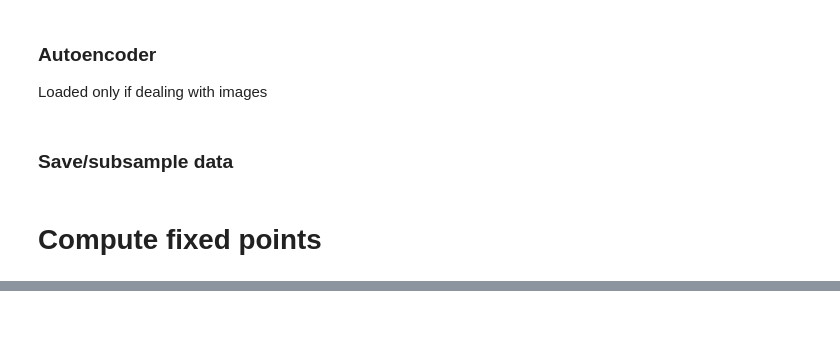
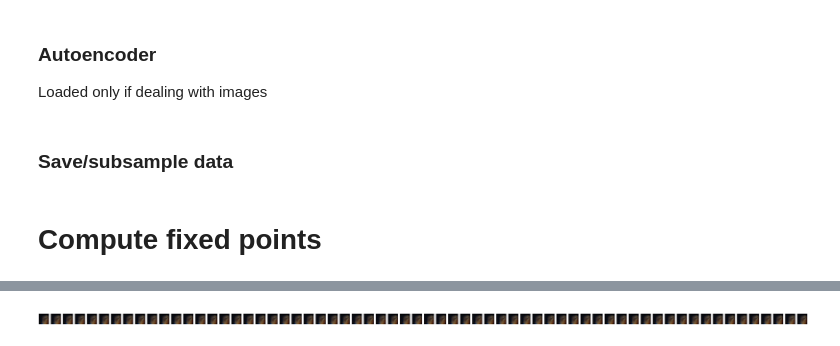
Before and after one commit to vicioms/MHN-Bif, a Jupyter notebook: data_fixed_points.ipynb, the cells around one changed output, grey strips where cells are left out. Cells and saved outputs as stored; diff of their text form; code cells hidden in the pictures; blank space fills up the shorter version.

Commit message:
Clean-up + Plots

```diff
--- a/data_fixed_points.ipynb
+++ b/data_fixed_points.ipynb
@@ -450,0 +474,13 @@ for DATASET_NAME in DATASETS:
+# %%
+from mhnlib.models import MHNLayer
+import torch.nn as nn
+class MHNEncoder(nn.Module):
+    def __init__(self, input_dim, hidden_dim, num_memories, num_layers, beta_in, beta_final, euclidean=False):
+        super().__init__()
+        betas = torch.logspace(log(beta_in), log(beta_final), steps=num_layers)
+        self.layers = nn.Sequential(
+            *[MHNLayer(input_dim, hidden_dim, num_memories, betas[i], euclidean=euclidean, learn_dt=True) for i in range(num_layers)]
+        )
+
+    def forward(self, x):
+        return self.layers(x)
@@ -450,0 +518,30 @@ for DATASET_NAME in DATASETS:
+# %%
+dataloader = DataLoader(TensorDataset(data), batch_size=64, shuffle=True)
+pbar = tqdm(dataloader, desc=f"Epoch {epoch + 1}/{num_epochs}")
+for batch in pbar:
+    optimizer.zero_grad()
+    if isinstance(batch, (list, tuple)):
+        input = batch[0]
+    else:
+        input = batch
+    if IS_IMAGE:
+        with torch.no_grad():
+            x = (ae_model.encode(input.to(device)).latent_dist.mode())
+            x = x * ae_scaling
+            x = x.view(x.shape[0], -1)  # Flatten the latent representation
+    else:
+        x = input.to(device)
+    break
+# %%
+test_output = denoiser(x)
+# %%
+with torch.no_grad():
+    decoded_output = ae_model.decode(test_output.view(-1, C_latents, W_latents, H_latents) / ae_scaling).sample.cpu()
+# %%
+fig, axs = plt.subplots(ncols=decoded_output.shape[0], figsize=(decoded_output.shape[0]*2, 2))
+for i in range(decoded_output.shape[0]):
+    axs[i].imshow((1+decoded_output[i].clamp(-1, 1).permute(1, 2, 0))/2)
+    axs[i].axis('off')
+plt.show()
+# %% [output]
+[figure, added]
```
Also changed, not shown: parts of 5 cells of this notebook, 18 other files.
